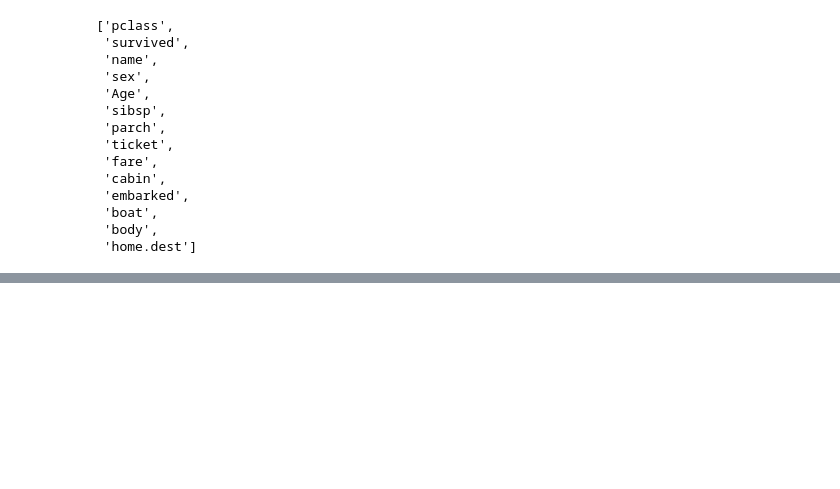
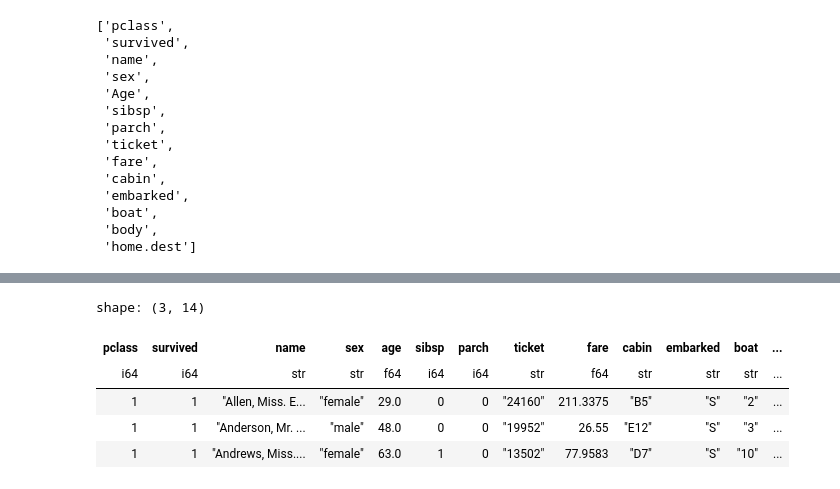
Before and after one commit to barbosarafael/polars_python_test, a Jupyter notebook: 01-notebook/01-polars_notebook.ipynb, the cells around one changed output, grey strips where cells are left out. Cells and saved outputs as stored; diff of their text form; code cells hidden in the pictures; blank space fills up the shorter version.

```diff
--- a/01-notebook/01-polars_notebook.ipynb
+++ b/01-notebook/01-polars_notebook.ipynb
@@ -302,0 +348,13 @@ dados\
+# %%
+dados\
+    .filter((col('age') > 10) & (col('survived') == 1))\
+    .head(3)
+
+# ge maior que 10 E survided igual a 1
+# %% [output]
+shape: (3, 14)
+| pclass | survived | name | sex | age | sibsp | parch | ticket | fare | cabin | embarked | boat | ... |
+| i64 | i64 | str | str | f64 | i64 | i64 | str | f64 | str | str | str | ... |
+| 1 | 1 | "Allen, Miss. E... | "female" | 29.0 | 0 | 0 | "24160" | 211.3375 | "B5" | "S" | "2" | ... |
+| 1 | 1 | "Anderson, Mr. ... | "male" | 48.0 | 0 | 0 | "19952" | 26.55 | "E12" | "S" | "3" | ... |
+| 1 | 1 | "Andrews, Miss.... | "female" | 63.0 | 1 | 0 | "13502" | 77.9583 | "D7" | "S" | "10" | ... |
```
Also changed, not shown: parts of 14 cells of this notebook.
